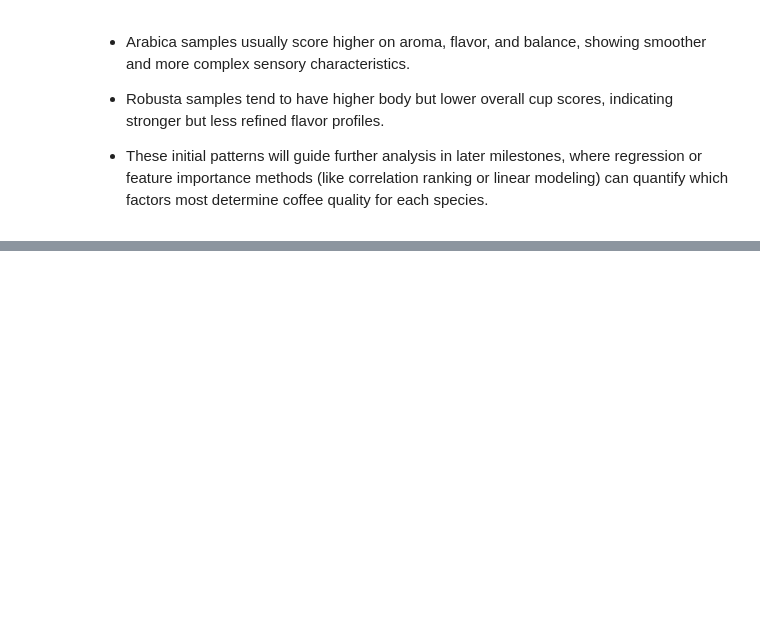
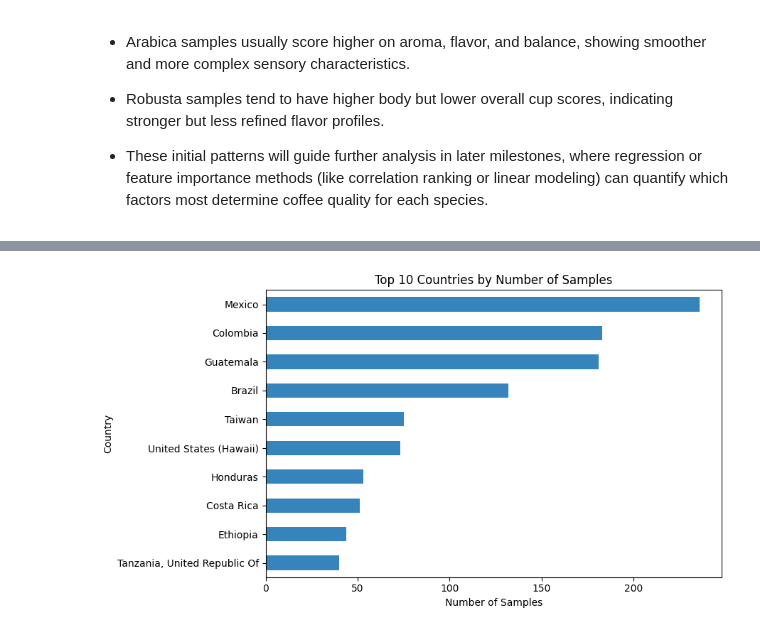
Before and after one commit to mbaguesgalvez/marinabagues.github.io, a Jupyter notebook: CMPS 3160-Coffee_Project.ipynb, the cells around one changed output, grey strips where cells are left out. Saved outputs shown, nothing was run; the diff lists cells and outputs as text; code cells hidden in the pictures; blank space fills up the shorter version.

```diff
--- a/CMPS 3160-Coffee_Project.ipynb
+++ b/CMPS 3160-Coffee_Project.ipynb
@@ -242,0 +294,15 @@ plt.show()
+# %%
+top_countries = (df["Country.of.Origin"]
+                 .dropna()
+                 .value_counts()
+                 .head(10))
+
+plt.figure(figsize=(9,5))
+top_countries.sort_values().plot(kind="barh", alpha=0.9)
+plt.title("Top 10 Countries by Number of Samples")
+plt.xlabel("Number of Samples")
+plt.ylabel("Country")
+plt.tight_layout()
+plt.show()
+# %% [output]
+[figure, added]
```
Also changed, not shown: parts of 12 cells of this notebook.
